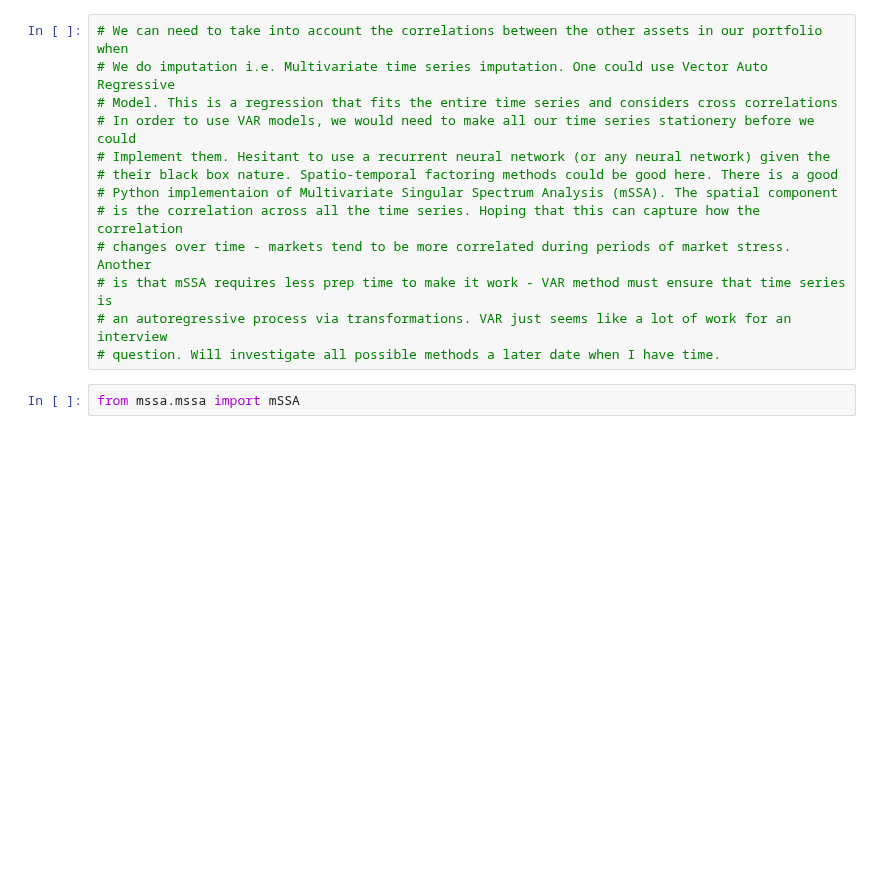
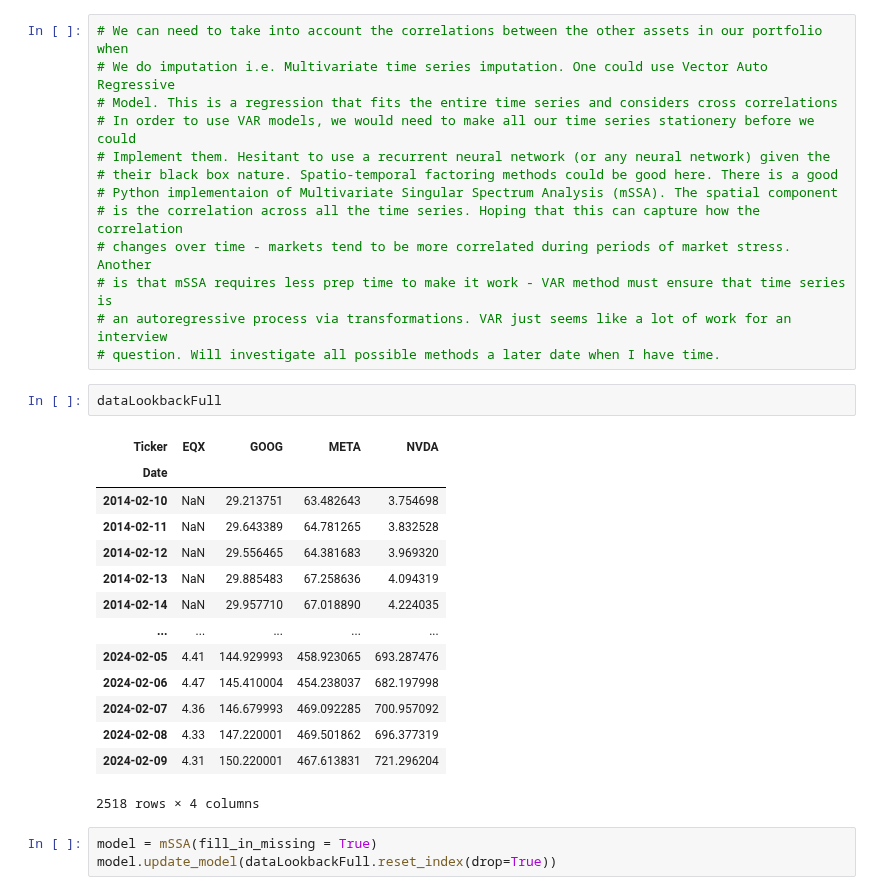
Before and after one commit to tomiadewusi/Case-Study, a Jupyter notebook: caseStudy2.ipynb, the cells around one changed output. Saved outputs shown, nothing was run; the diff lists cells and outputs as text; blank space fills up the shorter version.

```diff
--- a/caseStudy2.ipynb
+++ b/caseStudy2.ipynb
@@ -56,5 +61,23 @@ makeTimeSeriesPlot('Time Series Plot Showing Closing Share Price Before Data Imp
 # is that mSSA requires less prep time to make it work - VAR method must ensure that time series is
 # an autoregressive process via transformations. VAR just seems like a lot of work for an interview
 # question. Will investigate all possible methods a later date when I have time.
-# %%
-from mssa.mssa import mSSA
+# %%
+dataLookbackFull
+# %% [output]
+| Ticker | EQX | GOOG | META | NVDA |
+| Date |  |  |  |  |
+| 2014-02-10 | NaN | 29.213751 | 63.482643 | 3.754698 |
+| 2014-02-11 | NaN | 29.643389 | 64.781265 | 3.832528 |
+| 2014-02-12 | NaN | 29.556465 | 64.381683 | 3.969320 |
+| 2014-02-13 | NaN | 29.885483 | 67.258636 | 4.094319 |
+| 2014-02-14 | NaN | 29.957710 | 67.018890 | 4.224035 |
+| ... | ... | ... | ... | ... |
+| 2024-02-05 | 4.41 | 144.929993 | 458.923065 | 693.287476 |
+| 2024-02-06 | 4.47 | 145.410004 | 454.238037 | 682.197998 |
+| 2024-02-07 | 4.36 | 146.679993 | 469.092285 | 700.957092 |
+| 2024-02-08 | 4.33 | 147.220001 | 469.501862 | 696.377319 |
+| 2024-02-09 | 4.31 | 150.220001 | 467.613831 | 721.296204 |
+2518 rows × 4 columns
+# %%
+model = mSSA(fill_in_missing = True)
+model.update_model(dataLookbackFull.reset_index(drop=True))
```
Also changed, not shown: parts of 8 cells of this notebook.
